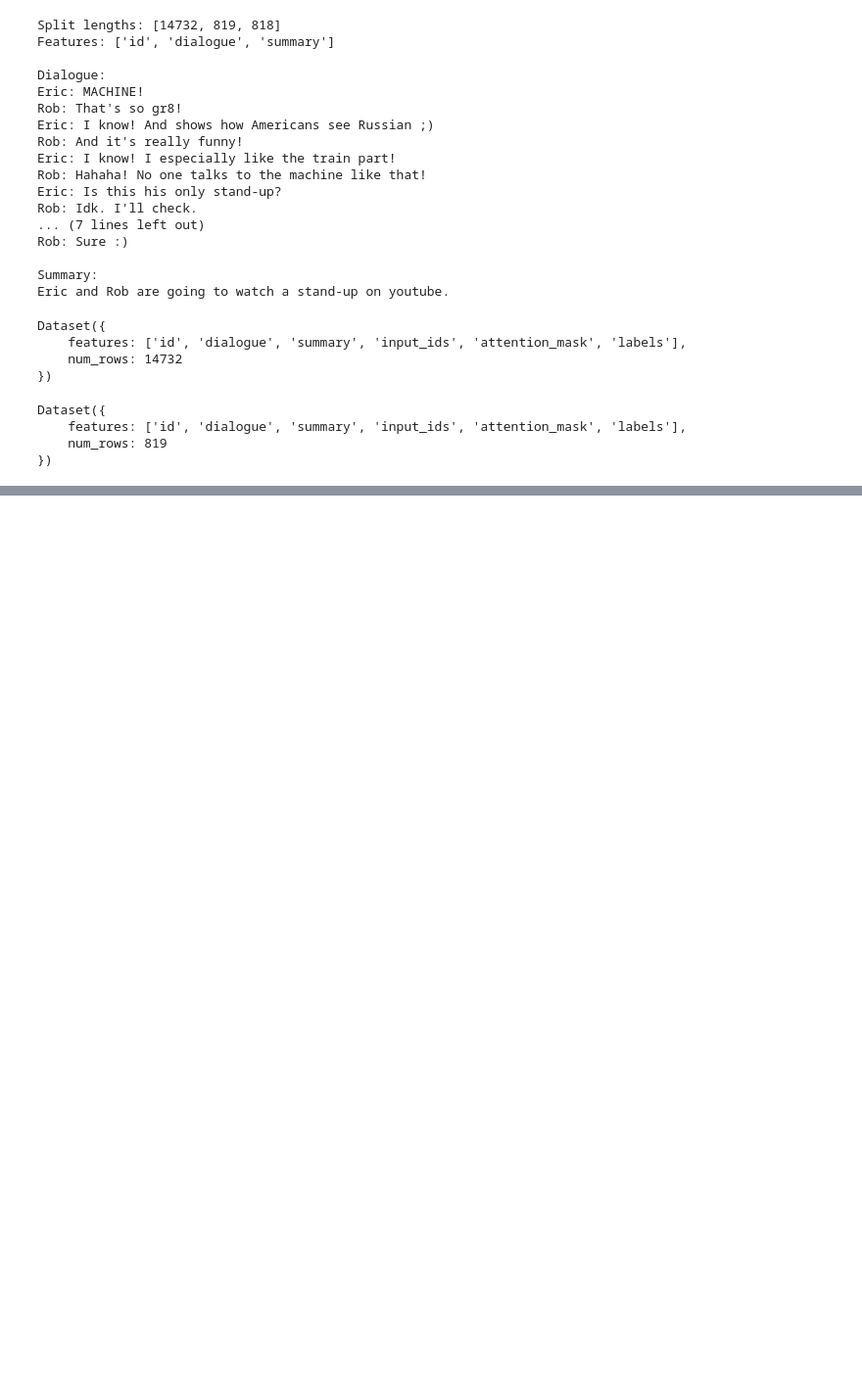
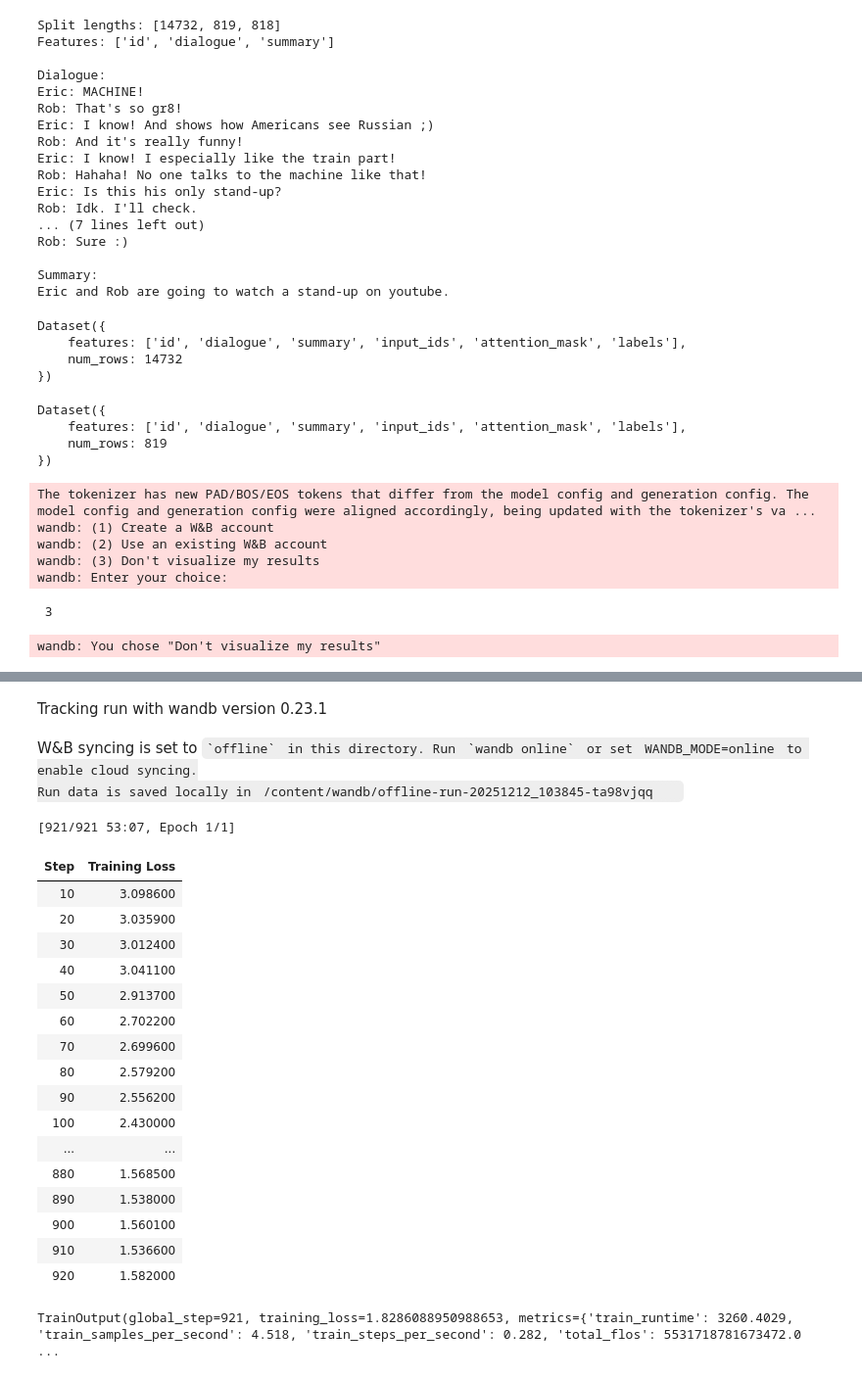
Before and after one commit to subhadip07/Text-Summarizer, a Jupyter notebook: research/text_summarizer.ipynb, the cells around one changed output, grey strips where cells are left out. Shown: that part at 98% size. Drawn from its saved outputs; the diff is of its cells as text; code cells hidden in the pictures; blank space fills up the shorter version.

```diff
--- a/research/text_summarizer.ipynb
+++ b/research/text_summarizer.ipynb
@@ -227,3 +232,18 @@ trainer_args = TrainingArguments(
     #evaluation_strategy='steps', eval_steps=500, save_steps=1e6,
     gradient_accumulation_steps=16
 )
+# %%
+trainer = Trainer(model=model_pegasus, args=trainer_args,
+                  tokenizer=tokenizer, data_collator=seq2seq_data_collator,
+                  train_dataset=dataset_samsum_pt['train'],
+                  eval_dataset=dataset_samsum_pt['validation'])
+# %%
+trainer.train()
+# %% [output]
+The tokenizer has new PAD/BOS/EOS tokens that differ from the model config and generation config. The model config and generation config were aligned accordingly, being updated with the tokenizer's va ...
+wandb: (1) Create a W&B account
+wandb: (2) Use an existing W&B account
+wandb: (3) Don't visualize my results
+wandb: Enter your choice:
+ 3
+wandb: You chose "Don't visualize my results"
@@ -229,0 +251,22 @@ trainer_args = TrainingArguments(
+Tracking run with wandb version 0.23.1
+W&B syncing is set to `offline` in this directory. Run `wandb online` or set WANDB_MODE=online to enable cloud syncing.
+Run data is saved locally in /content/wandb/offline-run-20251212_103845-ta98vjqq
+[921/921 53:07, Epoch 1/1]
+| Step | Training Loss |
+| 10 | 3.098600 |
+| 20 | 3.035900 |
+| 30 | 3.012400 |
+| 40 | 3.041100 |
+| 50 | 2.913700 |
+| 60 | 2.702200 |
+| 70 | 2.699600 |
+| 80 | 2.579200 |
+| 90 | 2.556200 |
+| 100 | 2.430000 |
+| ... | ... |
+| 880 | 1.568500 |
+| 890 | 1.538000 |
+| 900 | 1.560100 |
+| 910 | 1.536600 |
+| 920 | 1.582000 |
+TrainOutput(global_step=921, training_loss=1.8286088950988653, metrics={'train_runtime': 3260.4029, 'train_samples_per_second': 4.518, 'train_steps_per_second': 0.282, 'total_flos': 5531718781673472.0 ...
```
Also changed, not shown: parts of 14 cells of this notebook.
